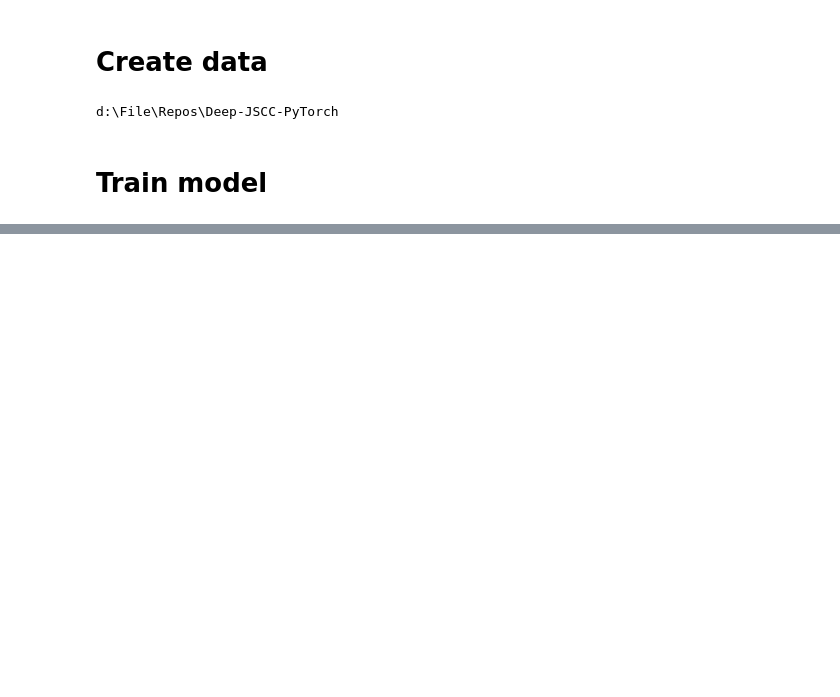
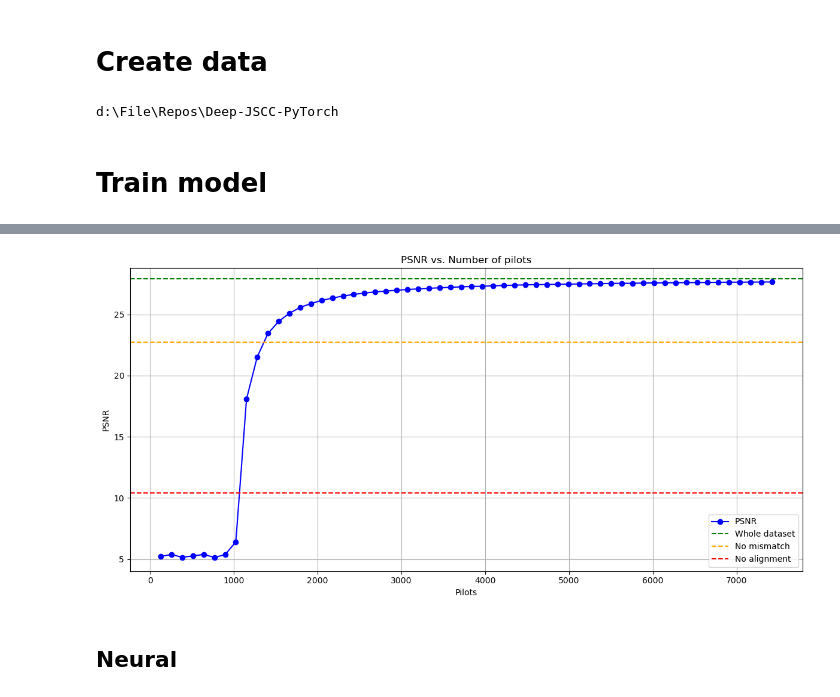
Before and after one commit to LorenzoPannacci/DJSCC-Semantic-Equalization, a Jupyter notebook: alignment/alignment.ipynb, the cells around one changed output, grey strips where cells are left out. Cells and saved outputs as stored; diff of their text form; code cells hidden in the pictures; blank space fills up the shorter version.

```diff
--- a/alignment/alignment.ipynb
+++ b/alignment/alignment.ipynb
@@ -148,3 +299,41 @@ with open(r'alignment\models\aligner.pkl', 'wb') as f:
+# %%
+import matplotlib.pyplot as plt
+
+psnr_values = [
+    5.22, 5.37, 5.15, 5.26, 5.38, 5.14, 5.36, 6.40, 18.09, 21.53,
+    23.44, 24.43, 25.09, 25.57, 25.88, 26.14, 26.33, 26.50, 26.63, 26.74,
+    26.84, 26.90, 26.97, 27.03, 27.08, 27.13, 27.17, 27.21, 27.25, 27.28,
+    27.30, 27.33, 27.36, 27.39, 27.41, 27.43, 27.44, 27.46, 27.47, 27.49,
+    27.50, 27.51, 27.53, 27.54, 27.54, 27.56, 27.57, 27.58, 27.58, 27.60,
+    27.60, 27.61, 27.62, 27.63, 27.63, 27.64, 27.64, 27.65
+]
+
+batches = list(range(1, len(psnr_values) + 1))
+
+# Convert batches to number of elements (batch size = 128)
+elements = [batch * 128 for batch in batches]
+
+# Plotting with elements instead of batches
+plt.figure(figsize=(12, 6))
+plt.plot(elements, psnr_values, marker='o', linestyle='-', color='b', label='PSNR')
+
+# Adding horizontal lines
+plt.axhline(y=27.90, color='g', linestyle='--', linewidth=1.5, label='Whole dataset')
+plt.axhline(y=22.74, color='orange', linestyle='--', linewidth=1.5, label='No mismatch')
+plt.axhline(y=10.39, color='red', linestyle='--', linewidth=1.5, label='No alignment')
+
+# Titles and labels
+plt.title('PSNR vs. Number of pilots')
+plt.xlabel('Pilots')
+plt.ylabel('PSNR')
+plt.legend()
+plt.grid(True)
+plt.tight_layout()
+plt.show()
+# %% [output]
+[figure, added]
+# %% [markdown]
+## Neural
 # %%
 #############################
 # LINEAR MODEL SGD TRAINING #
```
Also changed, not shown: parts of 15 cells of this notebook, 6 other files.
